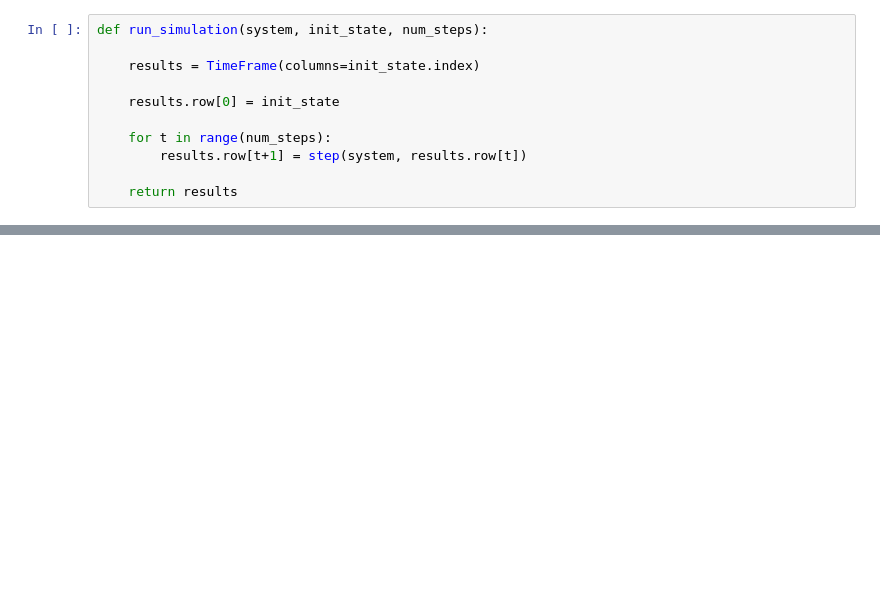
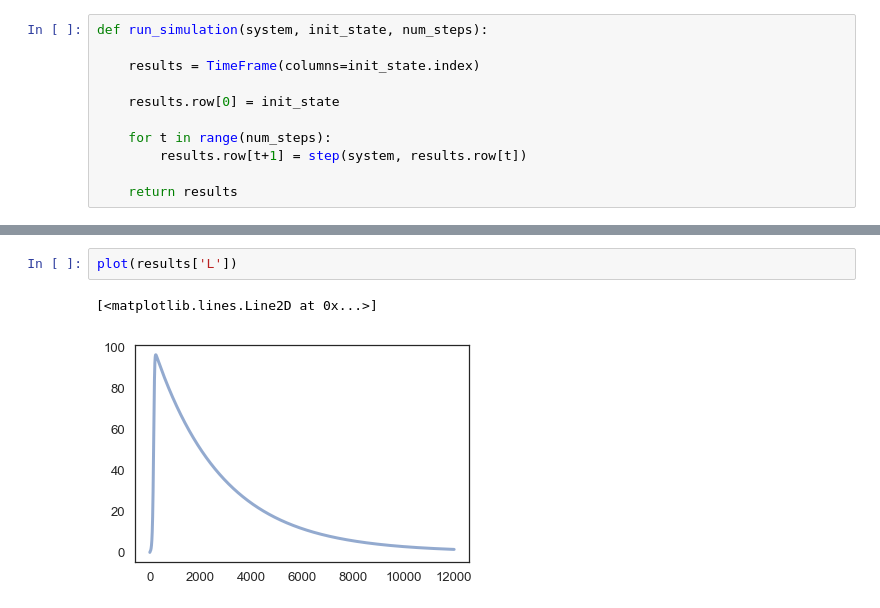
Before and after one commit to AustinVes/ModSim-HIVmodel, a Jupyter notebook: hiv_model.ipynb, the cells around one changed output, grey strips where cells are left out. Saved outputs shown, nothing was run; the diff lists cells and outputs as text; blank space fills up the shorter version.

```diff
--- a/hiv_model.ipynb
+++ b/hiv_model.ipynb
@@ -117,0 +129,5 @@ results = run_simulation(system, init_state, 10)
+# %%
+plot(results['L'])
+# %% [output]
+[<matplotlib.lines.Line2D at 0x...>]
+[figure, added]
```
Also changed, not shown: parts of 6 cells of this notebook.
